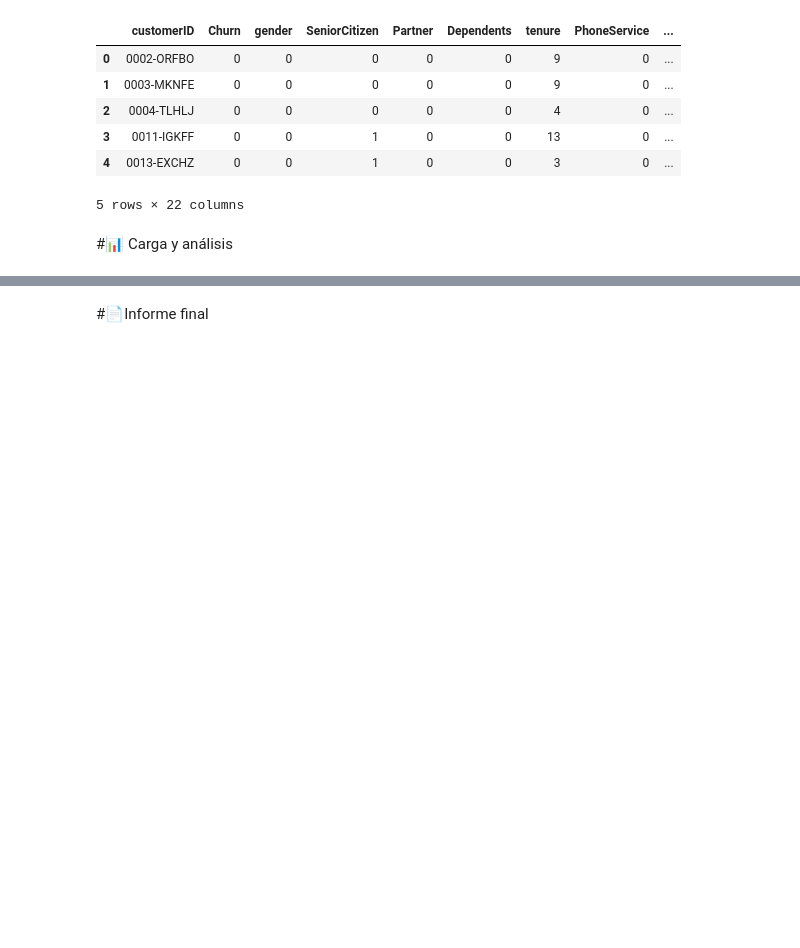
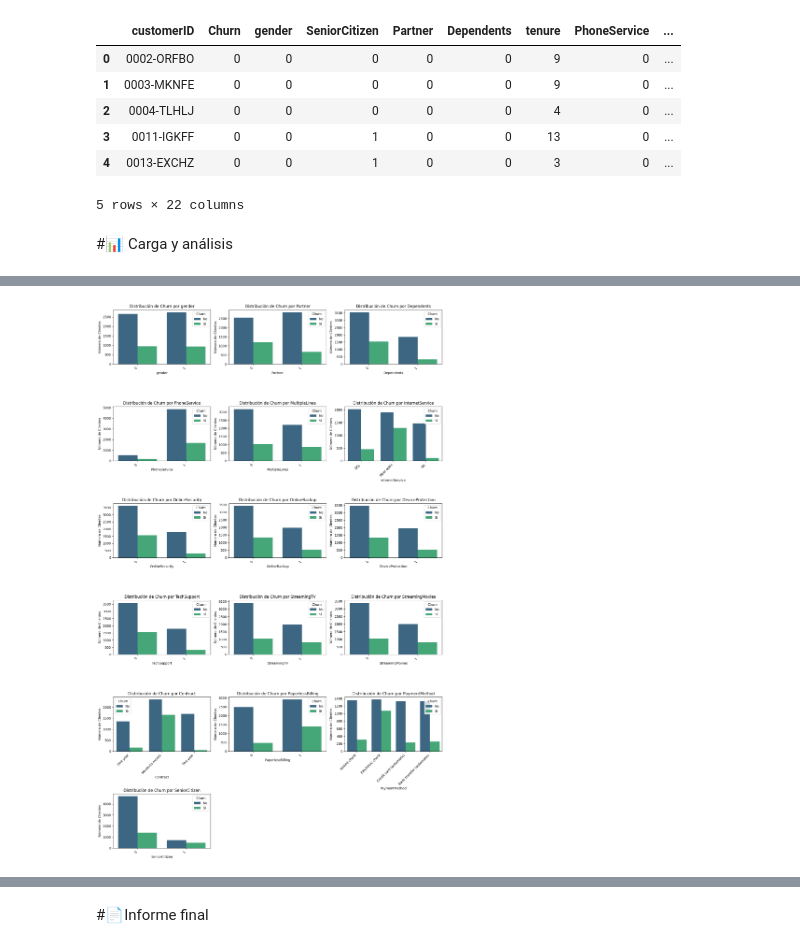
Before and after one commit to jhaelMVP/Challenge2_DataScience_Alura, a Jupyter notebook: TelecomX_LATAM.ipynb, the cells around one changed output, grey strips where cells are left out. Cells and saved outputs as stored; diff of their text form; code cells hidden in the pictures; blank space fills up the shorter version.

```diff
--- a/TelecomX_LATAM.ipynb
+++ b/TelecomX_LATAM.ipynb
@@ -313,0 +385,30 @@ memory usage: 1.2+ MB
+# %%
+import matplotlib.pyplot as plt
+import seaborn as sns
+
+categorical_cols = [
+    'gender', 'Partner', 'Dependents', 'PhoneService', 'MultipleLines',
+    'InternetService', 'OnlineSecurity', 'OnlineBackup', 'DeviceProtection',
+    'TechSupport', 'StreamingTV', 'StreamingMovies', 'Contract',
+    'PaperlessBilling', 'PaymentMethod', 'SeniorCitizen'
+]
+
+# Ajustar el número de filas/columnas para los subplots
+n_cols = 3 # Número de columnas para los gráficos
+n_rows = (len(categorical_cols) + n_cols - 1) // n_cols
+
+plt.figure(figsize=(n_cols * 5, n_rows * 4))
+
+for i, col in enumerate(categorical_cols):
+    plt.subplot(n_rows, n_cols, i + 1)
+    sns.countplot(data=df, x=col, hue='Churn', palette='viridis')
+    plt.title(f'Distribución de Churn por {col}')
+    plt.xlabel(col)
+    plt.ylabel('Número de Clientes')
+    plt.xticks(rotation=45, ha='right')
+    plt.legend(title='Churn', labels=['No', 'Sí'])
+
+plt.tight_layout()
+plt.show()
+# %% [output]
+[figure, added]
```
Also changed, not shown: parts of 26 cells of this notebook.
